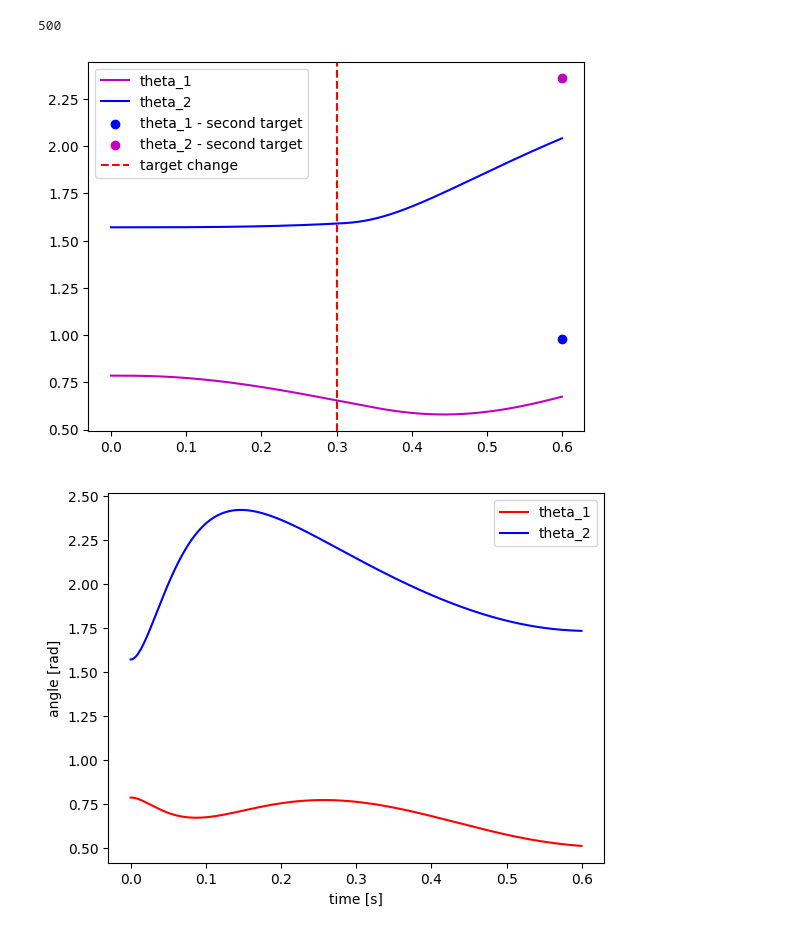
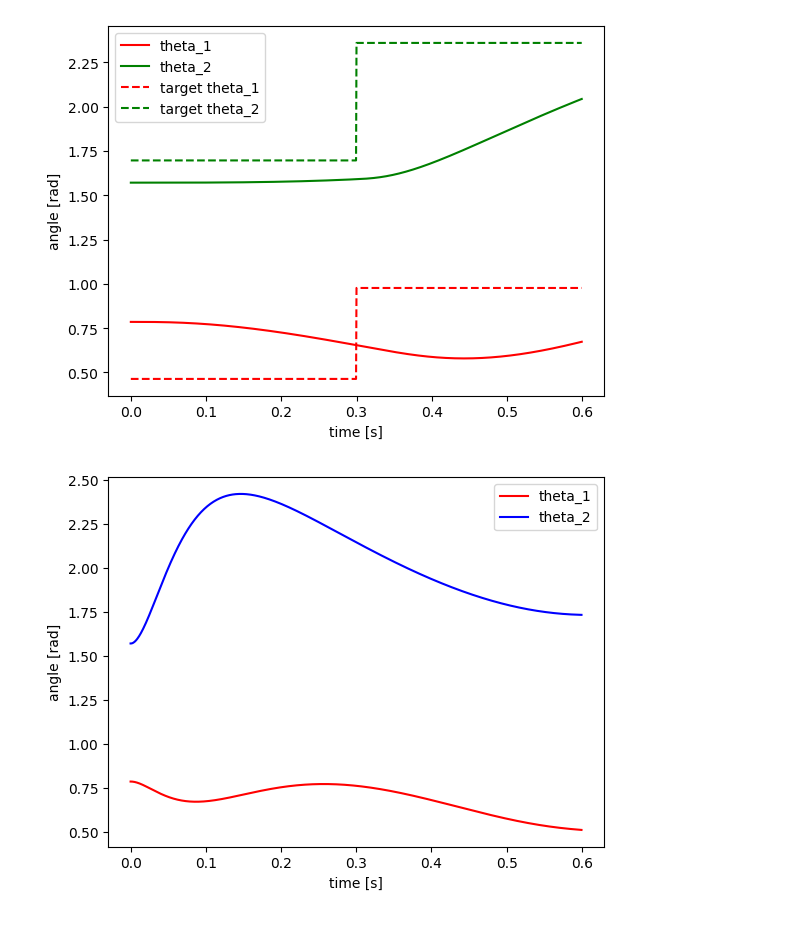
Before and after one commit to AcaAac/Neuroscience-EPL, a Jupyter notebook: P1_V8.ipynb, the cells around one changed output. Saved outputs shown, nothing was run; the diff lists cells and outputs as text; code cells hidden in the pictures.

```diff
--- a/P1_V8.ipynb
+++ b/P1_V8.ipynb
@@ -105,7 +107,7 @@ print('C: ', C)
 #print('theta_shoulder (deg) ', np.rad2deg(theta_shoulder))
 
 # targets
-points = [(np.cos(2*np.pi/8*x)*18,np.sin(2*np.pi/8*x)*18) for x in range(0,8+1)]
+points = [(np.cos(2*np.pi/8*x)*18,np.sin(2*np.pi/8*x)*18) for x in range(0,8)]
 print('targets ', points)
 
 # figure
@@ -113,10 +115,16 @@ fig, ax = plt.subplots()
 plt.gca().set_aspect('equal', adjustable='box')
 centre = (C[0],C[1])
 #ax.add_patch(Circle(centre,18,fill=False))
+labels = ['1','2','3','4','5','6','7','8']
+trans_offset = mtransforms.offset_copy(ax.transData, fig=fig,
+                                       x=-0.05, y=0.05, units='inches')
 for i in range(0,8):
     plt.scatter(C[0]+points[i][0],C[1]+points[i][1])
+    plt.text(C[0]+points[i][0],C[1]+points[i][1],labels[i],transform=trans_offset,ha='right',va='bottom')
 plt.xlim(0,80)
 plt.ylim(0,80)
+plt.xlabel("x (cm)")
+plt.ylabel("y (cm)")
 plt.plot([A[0],B[0]],[A[1],B[1]])
 plt.plot([B[0],C[0]],[B[1],C[1]])
 labels = ['A','B','C']
@@ -142,7 +150,7 @@ theta_elbow_0 = np.pi/2 # 90 deg
 fig, ax = plt.subplots()
 plt.gca().set_aspect('equal', adjustable='box')
 
-angles = np.zeros((2,10))
+angles = np.zeros((2,9))
 # save initial position
 angles[0,0] = theta_shoulder_0
 angles[1,0] = theta_elbow_0
@@ -150,10 +158,10 @@ angles[1,0] = theta_elbow_0
 count_targets_reached = 0
 for point in points :
     target = [C[0]+point[0], C[1]+point[1]]
-    print('target: ',target)
+    #print('target: ',target)
     # distance A-target
     A_target = np.sqrt((target[0]-A[0])**2+(target[1]-A[1])**2)
-    print('AC: ',A_target)
+    #print('AC: ',A_target)
 
     # angle between AC and x-axis
     beta = np.arccos((A[0]-target[0])/A_target)
@@ -177,7 +185,7 @@ for point in points :
     B[0] = A[0] + np.cos(theta_shoulder)*l_arm
     B[1] = A[1] + np.sin(theta_shoulder)*l_arm
     BC = np.sqrt((target[0]-B[0])**2+(target[1]-B[1])**2)
-    print('BC: ',BC)
+    #print('BC: ',BC)
 
     # figure
     plt.cla()
@@ -188,6 +196,8 @@ for point in points :
         plt.scatter(C[0]+points[i][0],C[1]+points[i][1])
     plt.xlim(0,80)
     plt.ylim(0,80)
+    plt.xlabel("x (cm)")
+    plt.ylabel("y (cm)")
     plt.plot([A[0],B[0]],[A[1],B[1]])
     plt.plot([B[0],target[0]],[B[1],target[1]])
     labels = ['A','B','C']
@@ -487,43 +503,50 @@ B = np.concatenate((B_primary * dt, np.zeros((6,2))), axis=0)
 weights = np.array([10**6,10**6,10**5,10**5,1,1])
 Q = cost_matrix(weights, 12)
 # print(Q)
 Qk = np.zeros((12,12))
 R = 0.0001
 N = 1000
 (L, S) = backwards_optimal_control(N, A, B, Q, Qk, R, 12)
 
 # the subject aims to the first target until half of the movement
 change_factor = 0.5
-print(int(N*change_factor))
+#print(int(N*change_factor))
 x = np.zeros((N,12,1))
 x1 = np.zeros((int(N*change_factor),12,1))
 x1[0,:,:] = np.array([theta_1, theta_2, theta_dot_1, theta_dot_2, T_1, T_2, angles[0,1], angles[1,1], 0, 0, 0, 0]).reshape((12,1))
 x1 = forward_optimal_control(int(N*change_factor), A, B, R, L, x1, 12)
 #print(x1[N//2-1,4,0])
 x2 = np.zeros((N-int(N*change_factor),12,1))
 x2[0,:,:] = np.array([x1[int(N*change_factor)-1,0,0], x1[int(N*change_factor)-1,1,0], x1[int(N*change_factor)-1,2,0], x1[int(N*change_factor)-1,3,0], x1[int(N*change_factor)-1,4,0], x1[int(N*change_factor)-1,5,0], angles[0,2], angles[1,2], 0, 0, 0, 0]).reshape((12,1))
 x2 = forward_optimal_control(N-int(N*change_factor), A, B, R, L, x2, 12)
 
 # unite the 2 parts
 x[0:int(N*change_factor),:,:] = x1
 x[int(N*change_factor):N,:,:] = x2
 
 time = 0.6 # seconds
 x_axis = np.arange(0, time, time/N)
-plt.plot(x_axis, x[:,0,0], color = 'm', label = "theta_1")
-plt.plot(x_axis, x[:,1,0], color = 'b', label = "theta_2")
+plt.plot(x_axis, x[:,0,0], color = 'r', label = "theta_1")
+plt.plot(x_axis, x[:,1,0], color = 'g', label = "theta_2")
 # plot target angles
-#plt.scatter(x_axis[-1], angles[0,1], color = 'm', label = "theta_1 - first target")
-#plt.scatter(x_axis[-1], angles[1,1], color = 'm', label = "theta_2 - first target")
-plt.scatter(x_axis[-1], angles[0,2], color = 'b', label = "theta_1 - second target")
-plt.scatter(x_axis[-1], angles[1,2], color = 'm', label = "theta_2 - second target")
+# trend theta_1
+target_theta_1 = np.ones(N)
+target_theta_1[0:int(N*change_factor)] = np.ones(int(N*change_factor))*angles[0,1]
+target_theta_1[int(N*change_factor):N] = np.ones(N-int(N*change_factor))*angles[0,2]
+plt.plot(x_axis, target_theta_1, '--', color='r', label = 'target theta_1')
+# trend theta_2
+target_theta_2 = np.ones(N)
+target_theta_2[0:int(N*change_factor)] = np.ones(int(N*change_factor))*angles[1,1]
+target_theta_2[int(N*change_factor):N] = np.ones(N-int(N*change_factor))*angles[1,2]
+plt.plot(x_axis, target_theta_2, '--', color='g', label = 'target theta_2')
+plt.xlabel("time [s]")
+plt.ylabel("angle [rad]")
 # changing time
-plt.axvline(x = time*change_factor, color = 'r', linestyle = "--", label = 'target change')
+#plt.axvline(x = time*change_factor, color = 'k', linestyle = "--", label = 'target change')
 plt.legend()
 plt.show()
 # %% [output]
-500
-[figure, old version]
+[figure, new version]
 # %%
 ### Simulate a mechanical perturbation ###
 
```
Also changed, not shown: parts of 6 cells of this notebook, 11 other files.
